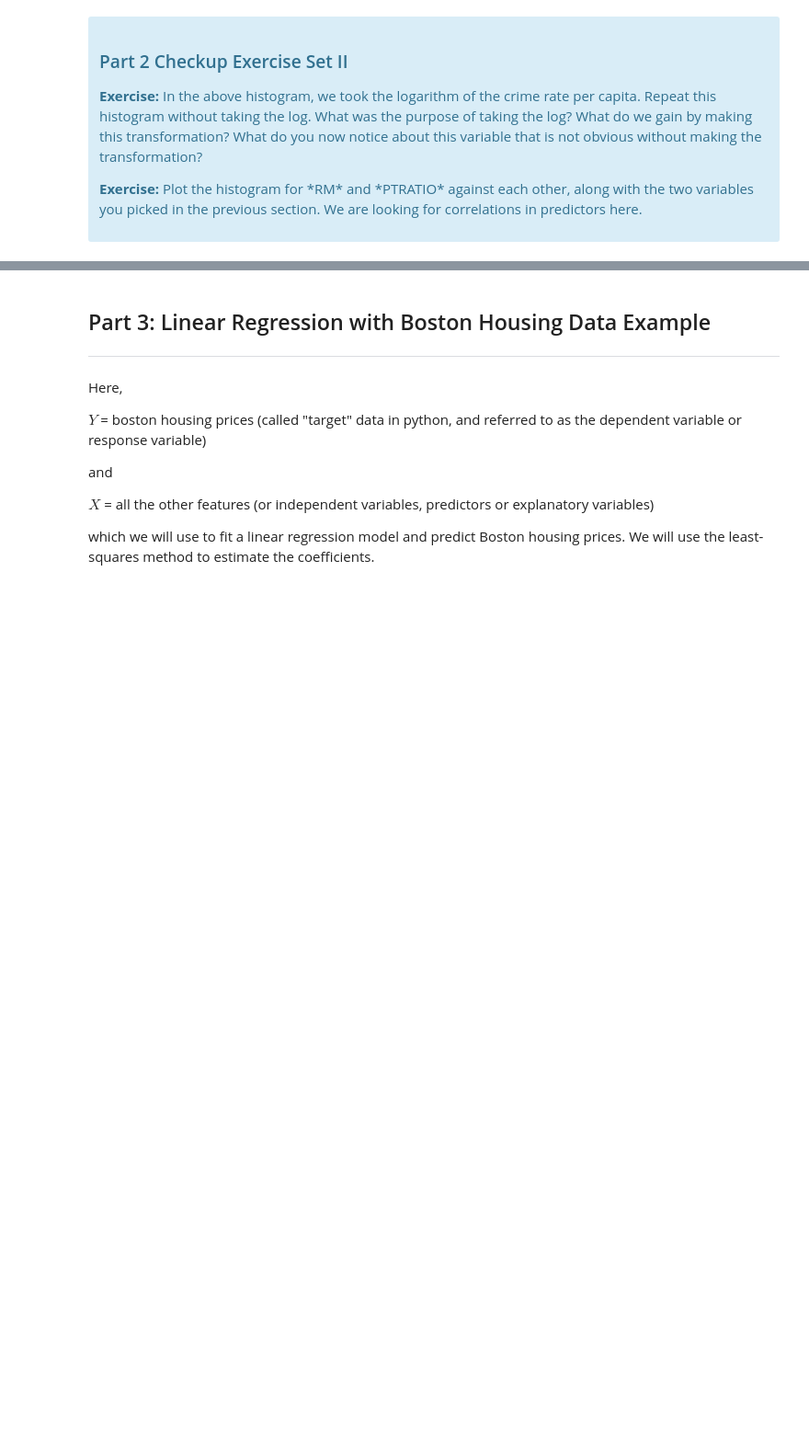
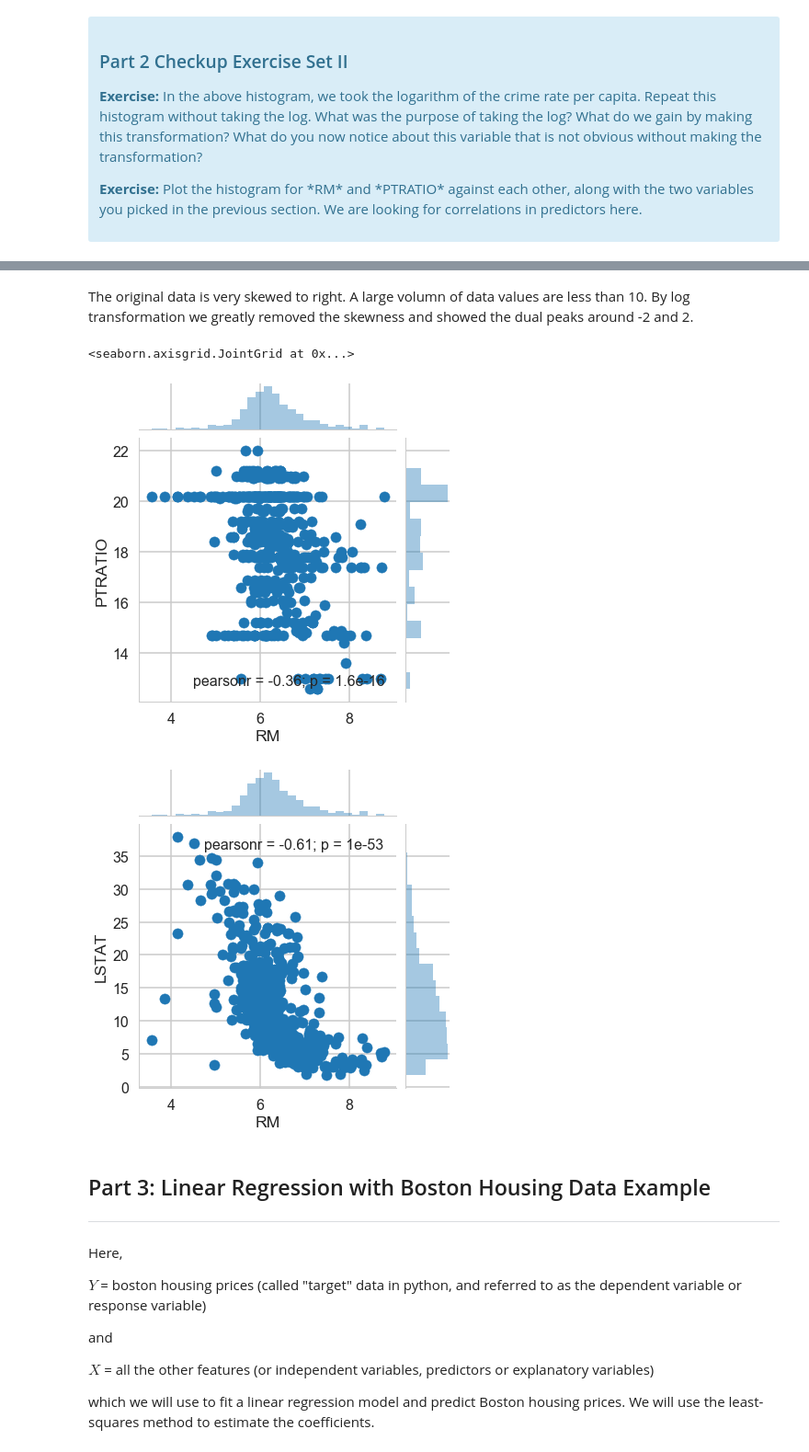
Before and after one commit to SapphireCore/DSTP, a Jupyter notebook: Unit11_linear_regression/Mini_Project_Linear_Regression.ipynb, the cells around one changed output, grey strips where cells are left out. Shown at 92% size. Cells and saved outputs as stored; diff of their text form; code cells hidden in the pictures; blank space fills up the shorter version.

```diff
--- a/Unit11_linear_regression/Mini_Project_Linear_Regression.ipynb
+++ b/Unit11_linear_regression/Mini_Project_Linear_Regression.ipynb
@@ -358,3 +367,14 @@ plt.show()
+# %% [markdown]
+The original data is very skewed to right. A large volumn of data values are less than 10. By log transformation we greatly removed the skewness and showed the dual peaks around -2 and 2.
+# %%
+# Plot the histogram for RM and PTRATIO against each other,
+# along with the two variables you picked in the previous section.
+sns.jointplot('RM', 'PTRATIO', data=bos)
+sns.jointplot('RM', 'LSTAT', data=bos)
+# %% [output]
+<seaborn.axisgrid.JointGrid at 0x...>
+[figure, added]
+[figure, added]
 # %% [markdown]
 ## Part 3: Linear Regression with Boston Housing Data Example
 ***
```
Also changed, not shown: parts of 30 cells of this notebook, 2 other files.
